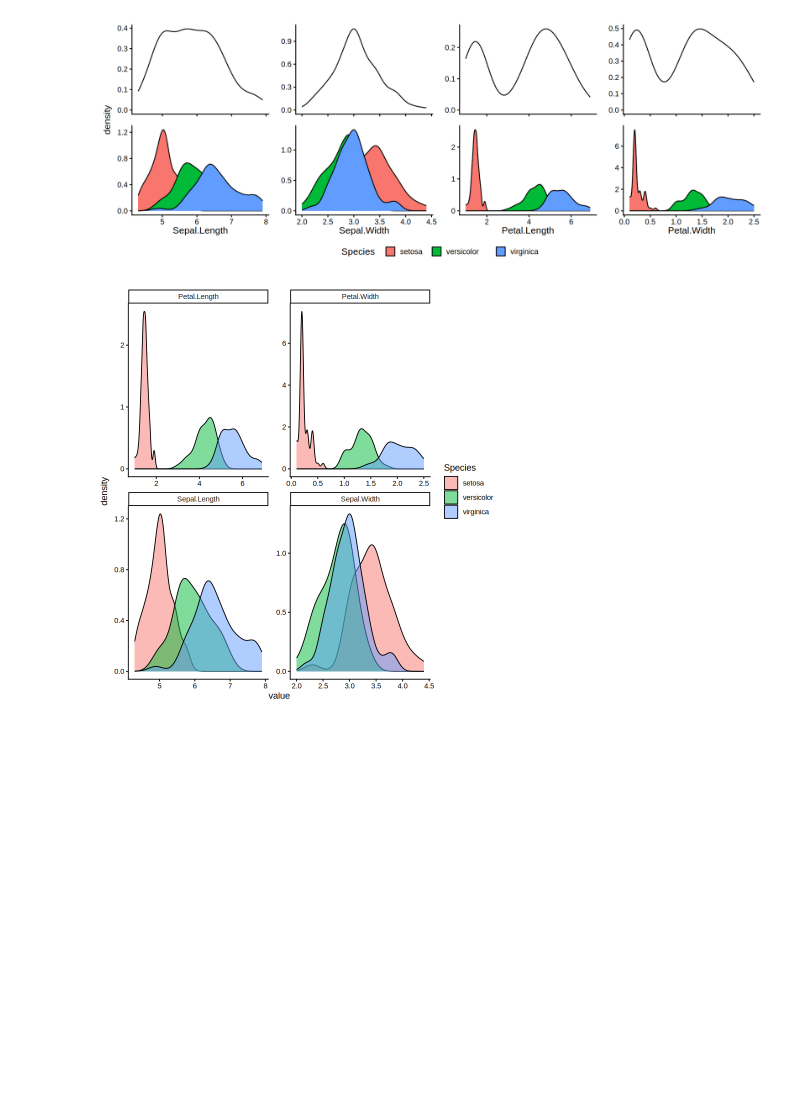
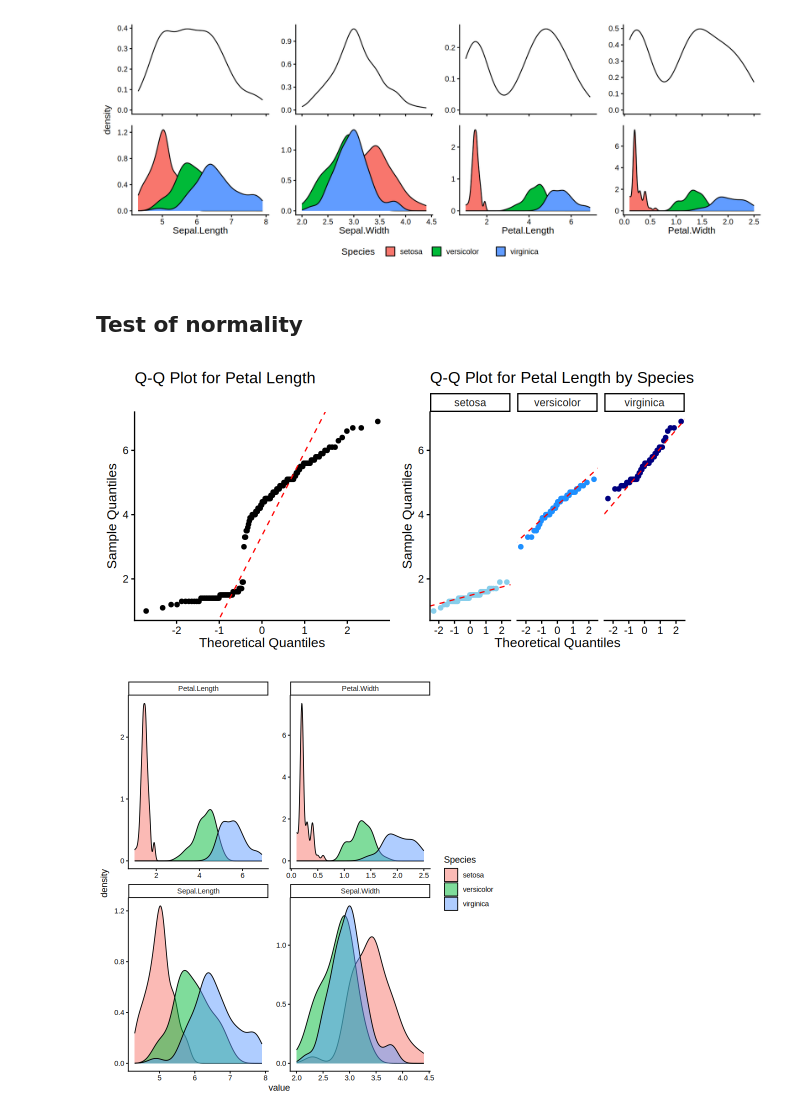
Before and after one commit to manishdatt-edu/biostats, a Jupyter notebook: distributions.ipynb, the cells around one changed output. Cells and saved outputs as stored; diff of their text form; code cells hidden in the pictures; blank space fills up the shorter version.

```diff
--- a/distributions.ipynb
+++ b/distributions.ipynb
@@ -110,4 +181,37 @@ wrap_plots(all_plots, ncol = 4) +
   theme(legend.position = "bottom")
 # %% [output]
 [figure]
+# %% [markdown]
+## Test of normality
+# %%
+options(repr.plot.width = 10, repr.plot.height = 5)
+p <- iris |>
+  ggplot(aes(sample = Petal.Length)) +
+  geom_qq() +
+  geom_qq_line(color = "red", linetype = "dashed") +
+  theme_classic(base_size = 16) +
+  labs(
+    title = "Q-Q Plot for Petal Length",
+    x = "Theoretical Quantiles",
+    y = "Sample Quantiles"
+  )+
+    coord_cartesian(ylim = range(iris$Petal.Length))
+
+p_species <- iris |>
+  ggplot(aes(sample = Petal.Length, color = Species)) +
+  geom_qq() +
+  geom_qq_line(linetype = "dashed", color = "red") +
+  facet_wrap(~ Species) +
+  scale_color_manual(values = c("navyblue", "dodgerblue", "skyblue")) +
+  theme_classic(base_size = 16) +
+  labs(
+    title = "Q-Q Plot for Petal Length by Species",
+    x = "Theoretical Quantiles",
+    y = "Sample Quantiles"
+  ) +
+  theme(legend.position = "none")
+
+p+p_species
+# %% [output]
+[figure, added]
 # %%
```
Also changed, not shown: parts of 12 cells of this notebook, 15 other files.
